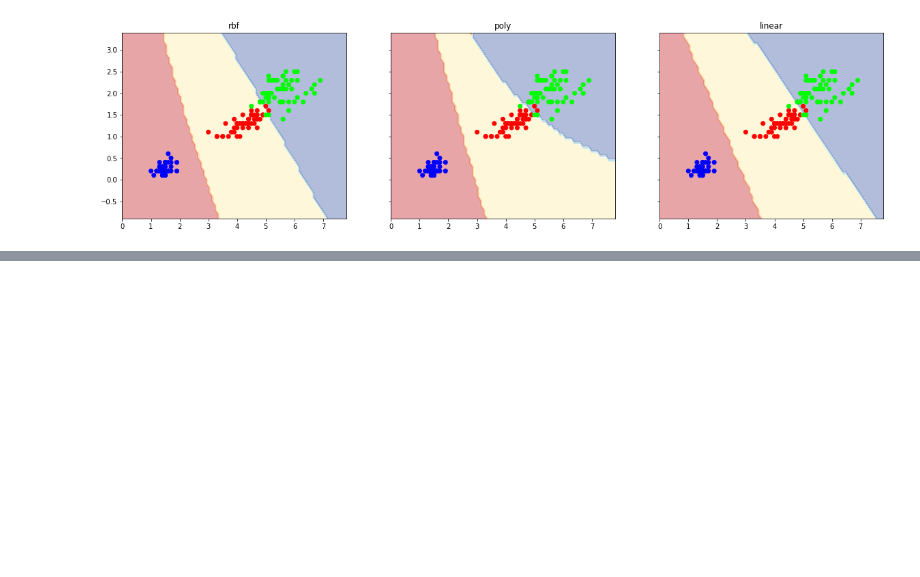
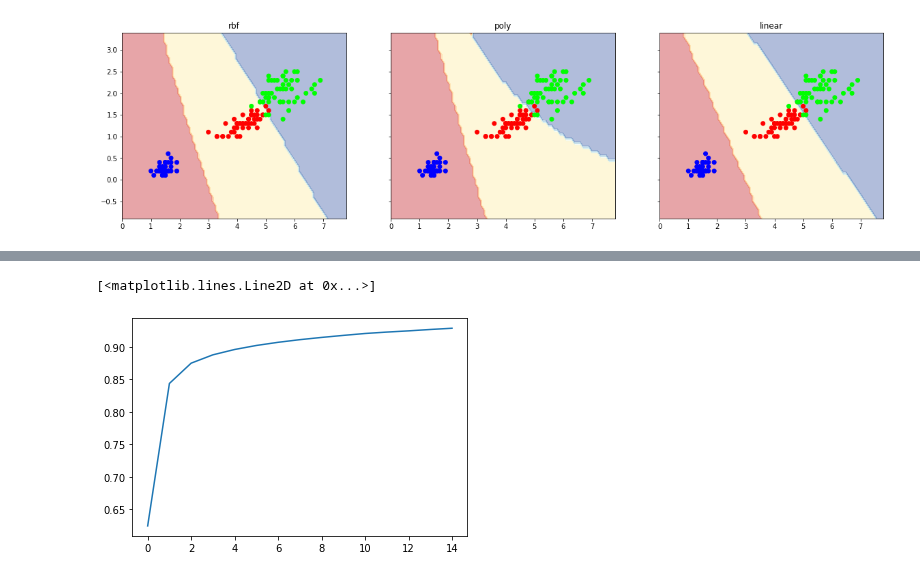
Before and after one commit to ywchiu/tibamedl, a Jupyter notebook: Demo20210327.ipynb, the cells around one changed output, grey strips where cells are left out. Drawn from its saved outputs; the diff is of its cells as text; code cells hidden in the pictures; blank space fills up the shorter version.

```diff
--- a/Demo20210327.ipynb
+++ b/Demo20210327.ipynb
@@ -840,0 +929,3 @@ for idx, clf, title in zip([0,1,2],[clf1, clf2, clf3], ['rbf', 'poly', 'linear']
+# %%
+from tensorflow.keras import utils
+y_train_ = utils.to_categorical(y_train, 10)
@@ -840,0 +936,10 @@ for idx, clf, title in zip([0,1,2],[clf1, clf2, clf3], ['rbf', 'poly', 'linear']
+# %%
+y_test_ = utils.to_categorical(y_test, 10)
+# %%
+model.compile(optimizer='sgd',
+       loss='categorical_crossentropy',
+       metrics=['accuracy'])
+# %%
+model.fit(x_train, y_train_,
+    epochs=15, batch_size = 256,
+    validation_data = (x_test, y_test_))
@@ -840,0 +965,5 @@ for idx, clf, title in zip([0,1,2],[clf1, clf2, clf3], ['rbf', 'poly', 'linear']
+# %%
+plt.plot(range(len(model.history.history['accuracy'])), model.history.history['accuracy'])
+# %% [output]
+[<matplotlib.lines.Line2D at 0x...>]
+[figure, added]
```
Also changed, not shown: parts of 24 cells of this notebook.
